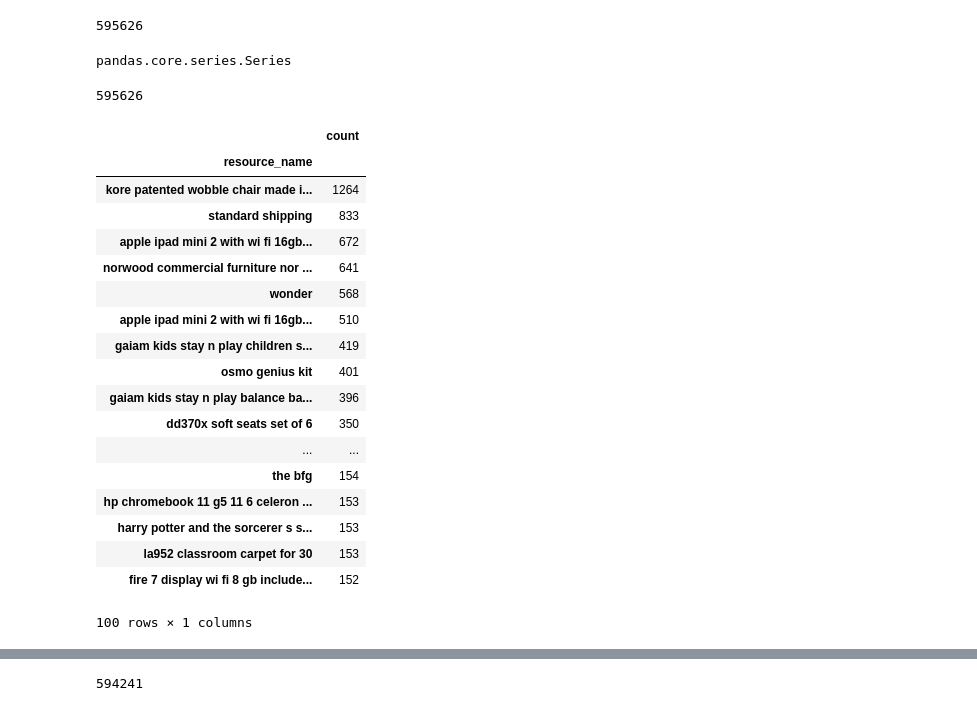
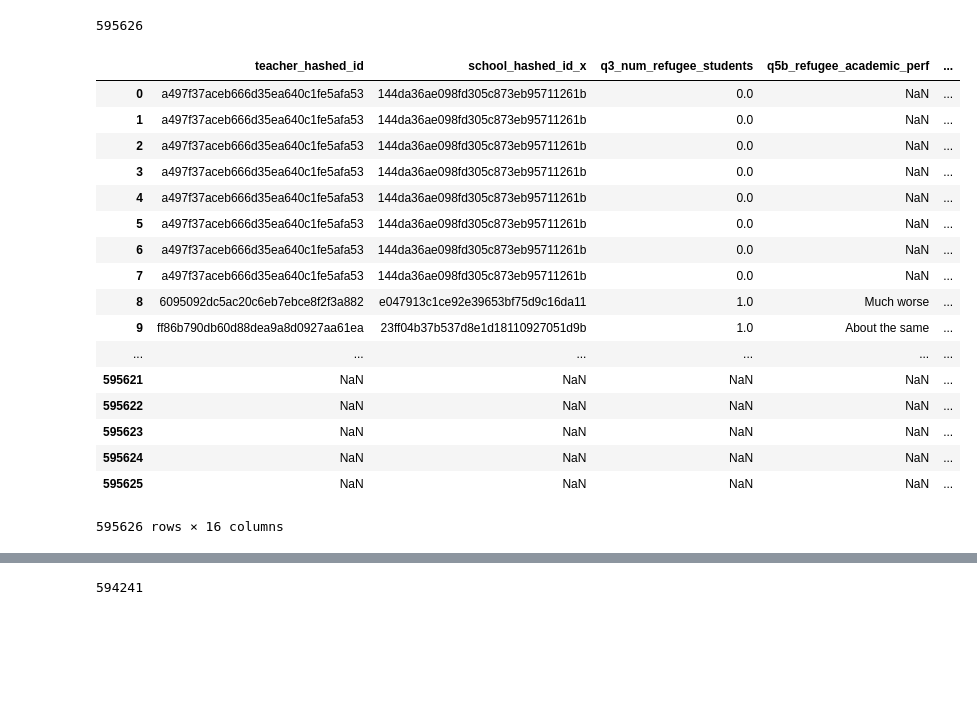
Before and after one commit to USA4UNHCR/DonorsChoose.org-Challenge, a Jupyter notebook: your_work/angela_task_3/refugee_projects_sample.ipynb, the cells around one changed output, grey strips where cells are left out. Cells and saved outputs as stored; diff of their text form; code cells hidden in the pictures; blank space fills up the shorter version.

```diff
--- a/your_work/angela_task_3/refugee_projects_sample.ipynb
+++ b/your_work/angela_task_3/refugee_projects_sample.ipynb
@@ -74,36 +74,32 @@ str_resources = temp_resources.split(",")
 len(str_resources)
 # %% [output]
 595626
-# %%
-type(resources)
-# %% [output]
-pandas.core.series.Series
-# %%
-len(resources)
-# %% [output]
-595626
 # %%
 top_100_resources = resources.value_counts().to_frame().head(100)
 top_100_resources.index.name = "resource_name"
 # %%
-top_100_resources.rename(columns = {"resource_name": "count"})
+top_100_resources_w_counts_dict = top_100_resources.rename(columns = {"resource_name": "count"}).to_dict()
+top_100_resources_w_counts_dict;
-# %% [output]
-|  | count |
-| resource_name |  |
-| kore patented wobble chair made i... | 1264 |
-| standard shipping | 833 |
-| apple ipad mini 2 with wi fi 16gb... | 672 |
-| norwood commercial furniture nor ... | 641 |
-| wonder | 568 |
-| apple ipad mini 2 with wi fi 16gb... | 510 |
-| gaiam kids stay n play children s... | 419 |
-| osmo genius kit | 401 |
-| gaiam kids stay n play balance ba... | 396 |
-| dd370x soft seats set of 6 | 350 |
-| ... | ... |
-| the bfg | 154 |
-| hp chromebook 11 g5 11 6 celeron ... | 153 |
-| harry potter and the sorcerer s s... | 153 |
-| la952 classroom carpet for 30 | 153 |
-| fire 7 display wi fi 8 gb include... | 152 |
-100 rows × 1 columns
+# %%
+projects_general = pd.merge(teacher_survey_data_1, project_data_1, how="right", on=['teacher_hashed_id'])
+projects_general = pd.merge(projects_general, resource_data_1, how = "right", on=['project_hashed_id'])
+projects_general
+# %% [output]
+|  | teacher_hashed_id | school_hashed_id_x | q3_num_refugee_students | q5b_refugee_academic_perf | ... |
+| 0 | a497f37aceb666d35ea640c1fe5afa53 | 144da36ae098fd305c873eb95711261b | 0.0 | NaN | ... |
+| 1 | a497f37aceb666d35ea640c1fe5afa53 | 144da36ae098fd305c873eb95711261b | 0.0 | NaN | ... |
+| 2 | a497f37aceb666d35ea640c1fe5afa53 | 144da36ae098fd305c873eb95711261b | 0.0 | NaN | ... |
+| 3 | a497f37aceb666d35ea640c1fe5afa53 | 144da36ae098fd305c873eb95711261b | 0.0 | NaN | ... |
+| 4 | a497f37aceb666d35ea640c1fe5afa53 | 144da36ae098fd305c873eb95711261b | 0.0 | NaN | ... |
+| 5 | a497f37aceb666d35ea640c1fe5afa53 | 144da36ae098fd305c873eb95711261b | 0.0 | NaN | ... |
+| 6 | a497f37aceb666d35ea640c1fe5afa53 | 144da36ae098fd305c873eb95711261b | 0.0 | NaN | ... |
+| 7 | a497f37aceb666d35ea640c1fe5afa53 | 144da36ae098fd305c873eb95711261b | 0.0 | NaN | ... |
+| 8 | 6095092dc5ac20c6eb7ebce8f2f3a882 | e047913c1ce92e39653bf75d9c16da11 | 1.0 | Much worse | ... |
+| 9 | ff86b790db60d88dea9a8d0927aa61ea | 23ff04b37b537d8e1d18110927051d9b | 1.0 | About the same | ... |
+| ... | ... | ... | ... | ... | ... |
+| 595621 | NaN | NaN | NaN | NaN | ... |
+| 595622 | NaN | NaN | NaN | NaN | ... |
+| 595623 | NaN | NaN | NaN | NaN | ... |
+| 595624 | NaN | NaN | NaN | NaN | ... |
+| 595625 | NaN | NaN | NaN | NaN | ... |
+595626 rows × 16 columns
```
Also changed, not shown: parts of 3 cells of this notebook.
